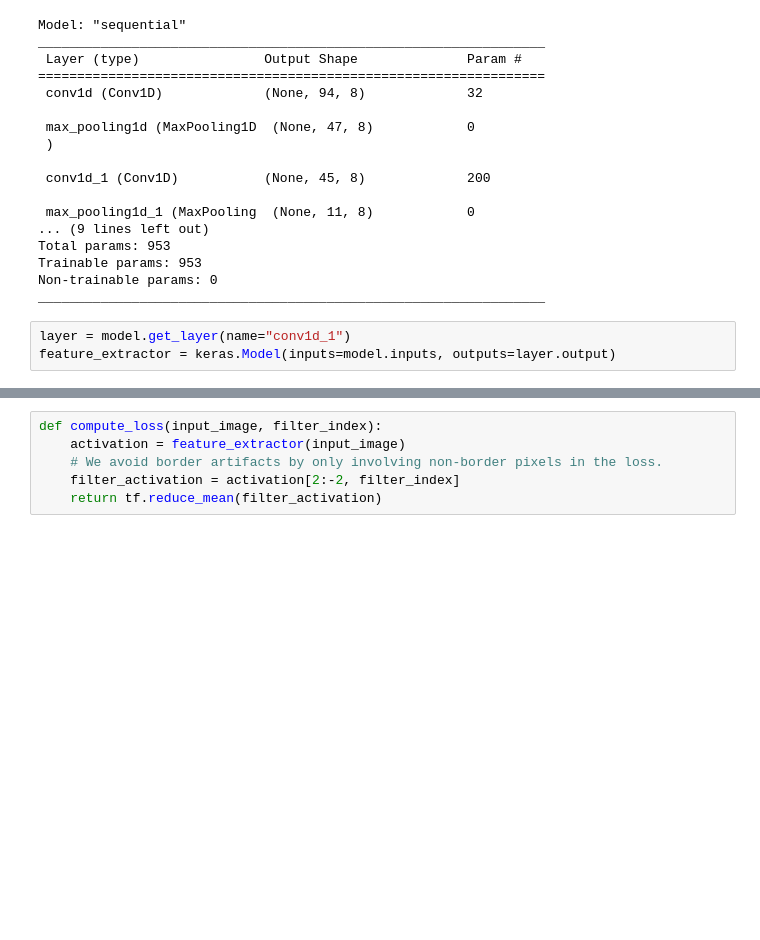
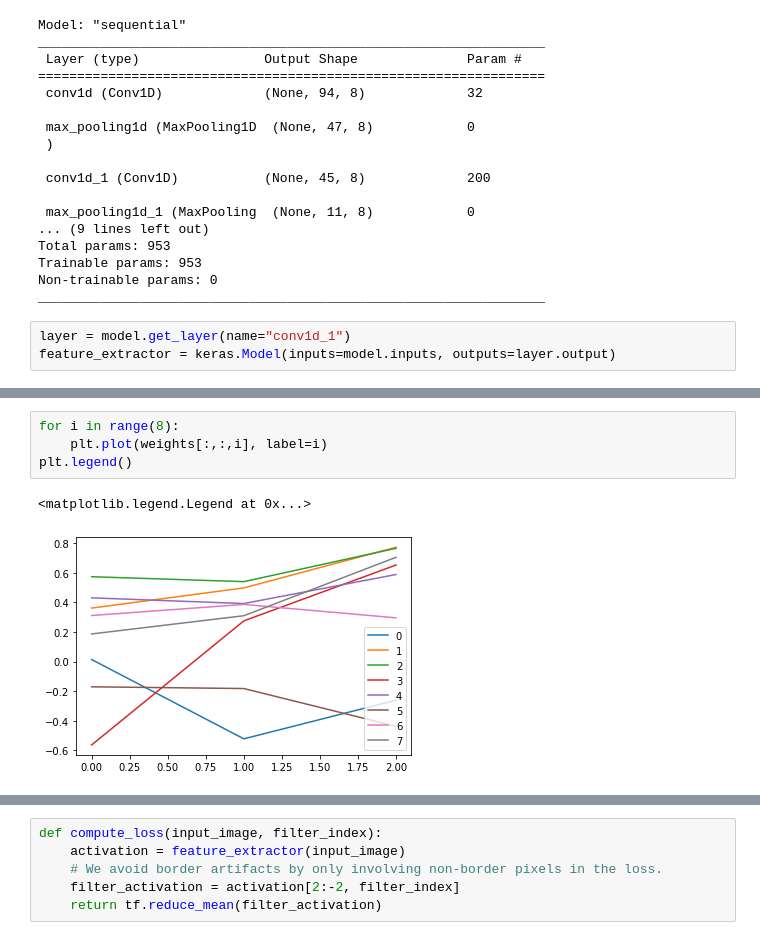
Before and after one commit to AyushmaanAggarwal/qtn-proj-ayu, a Jupyter notebook: understanding_cnn.ipynb, the cells around one changed output, grey strips where cells are left out. Saved outputs shown, nothing was run; the diff lists cells and outputs as text; blank space fills up the shorter version.

```diff
--- a/understanding_cnn.ipynb
+++ b/understanding_cnn.ipynb
@@ -46,0 +77,7 @@ feature_extractor = keras.Model(inputs=model.inputs, outputs=layer.output)
+# %%
+for i in range(8):
+    plt.plot(weights[:,:,i], label=i)
+plt.legend()
+# %% [output]
+<matplotlib.legend.Legend at 0x...>
+[figure, added]
```
Also changed, not shown: parts of 9 cells of this notebook, 8 other files.
